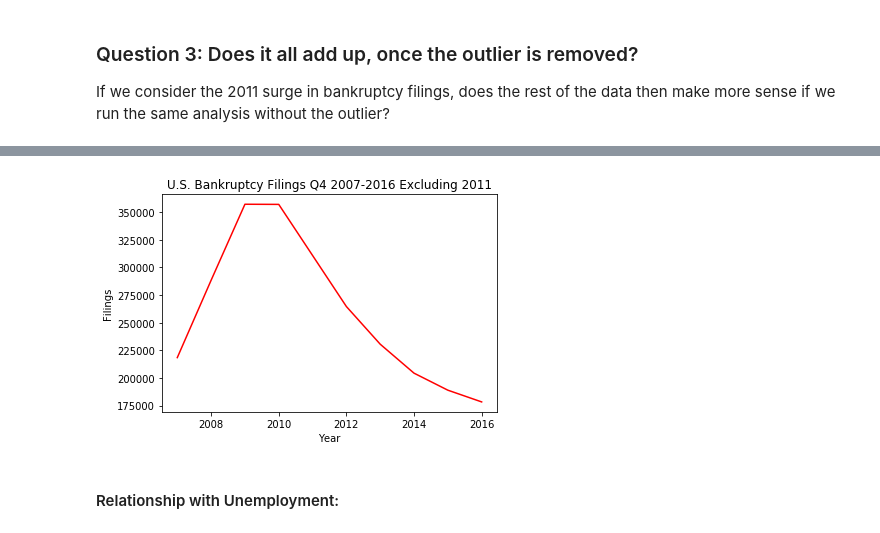
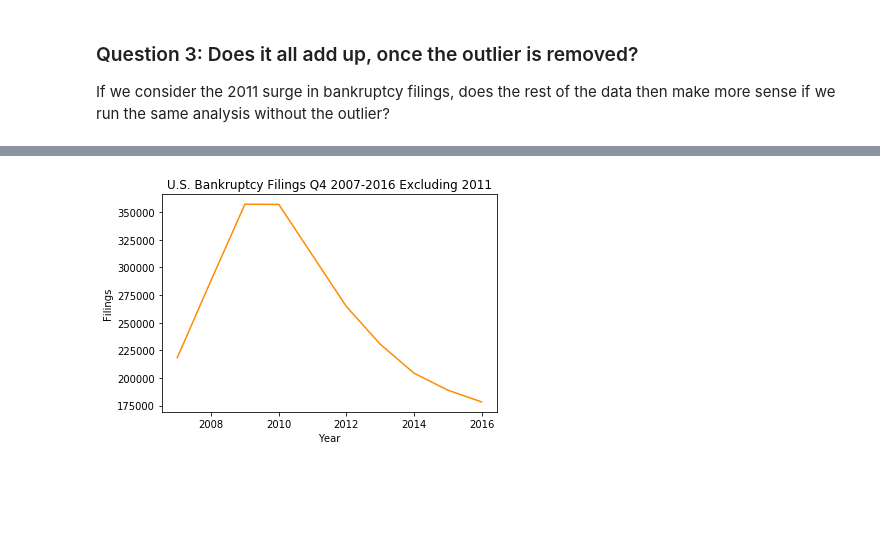
Before and after one commit to mrinalinikrishna/learningpython, a Jupyter notebook: Capstone_Draft.ipynb, the cells around one changed output, grey strips where cells are left out. Cells and saved outputs as stored; diff of their text form; code cells hidden in the pictures; blank space fills up the shorter version.

```diff
--- a/Capstone_Draft.ipynb
+++ b/Capstone_Draft.ipynb
@@ -160,13 +188,11 @@ If we consider the 2011 surge in bankruptcy filings, does the rest of the data t
 # %%
 df2 =pd.read_csv('C:/newfile.csv')
 j = df2.drop(df2.index[4])
 j = j.set_index(['Year'])
-plt.plot(j['TOTAL'], color='red')
+plt.plot(j['TOTAL'], color='darkorange')
 plt.ylabel('Filings')
 plt.xlabel('Year')
 plt.title('U.S. Bankruptcy Filings Q4 2007-2016 Excluding 2011')
 plt.show()
 # %% [output]
-[figure, old version]
+[figure, new version]
-# %% [markdown]
-#### Relationship with Unemployment:
```
Also changed, not shown: parts of 33 cells of this notebook.
